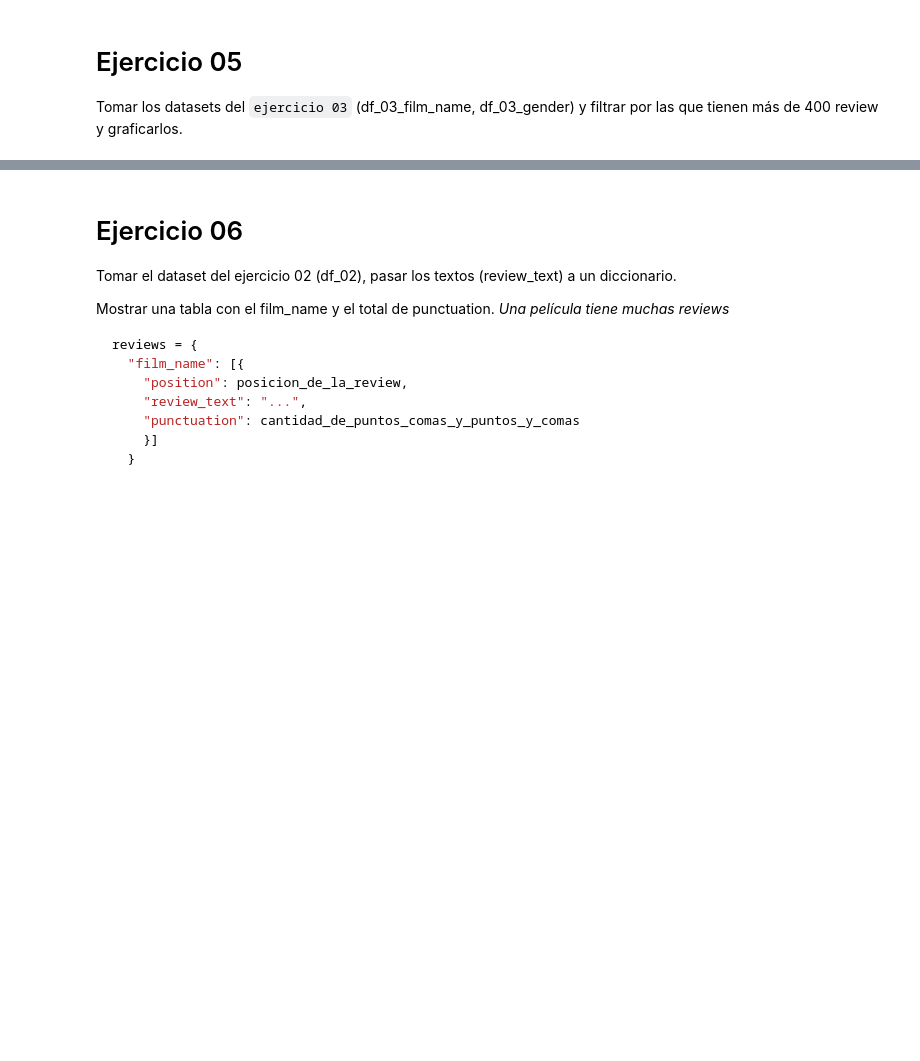
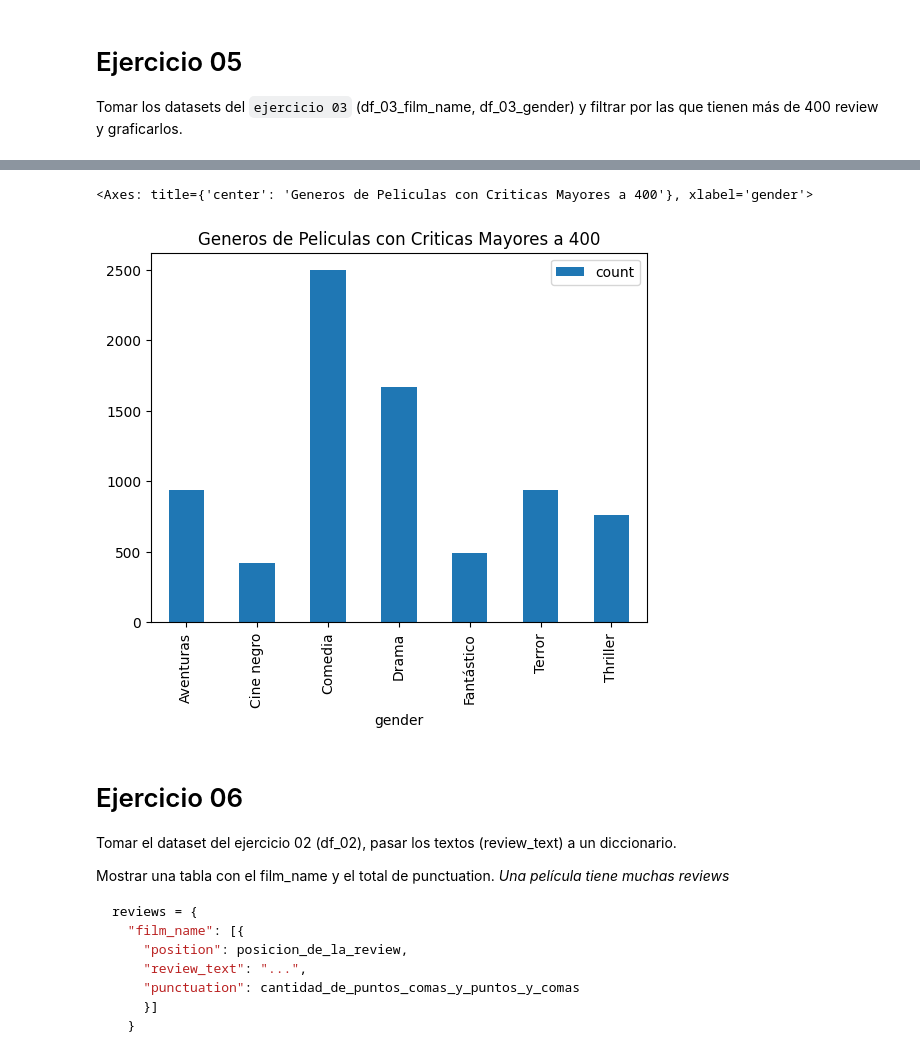
Before and after one commit to baubyte/HerramientasDeSoftwareParaElAnalisisDeDatos, a Jupyter notebook: Tema_4/Ejercicios/Semana_04_Practica_04.ipynb, the cells around one changed output, grey strips where cells are left out. Saved outputs shown, nothing was run; the diff lists cells and outputs as text; code cells hidden in the pictures; blank space fills up the shorter version.

```diff
--- a/Tema_4/Ejercicios/Semana_04_Practica_04.ipynb
+++ b/Tema_4/Ejercicios/Semana_04_Practica_04.ipynb
@@ -224,3 +251,9 @@ Tomar los datasets del `ejercicio 03` (df_03_film_name, df_03_gender) y filtrar
+# %%
+df_03_film_gender_reviews = df_03_gender.query('count > 400')
+df_03_film_gender_reviews.plot.bar(title="Generos de Peliculas con Criticas Mayores a 400")
+# %% [output]
+<Axes: title={'center': 'Generos de Peliculas con Criticas Mayores a 400'}, xlabel='gender'>
+[figure, added]
 # %% [markdown]
 # Ejercicio 06
 
```
Also changed, not shown: parts of 7 cells of this notebook.
